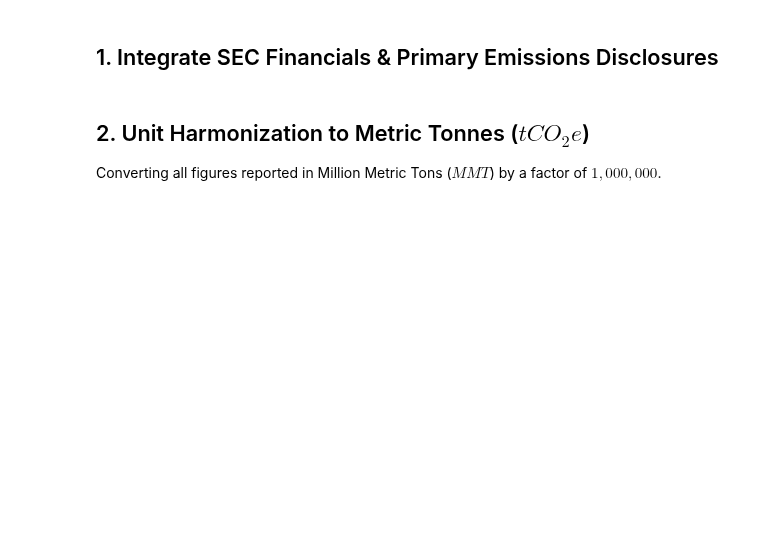
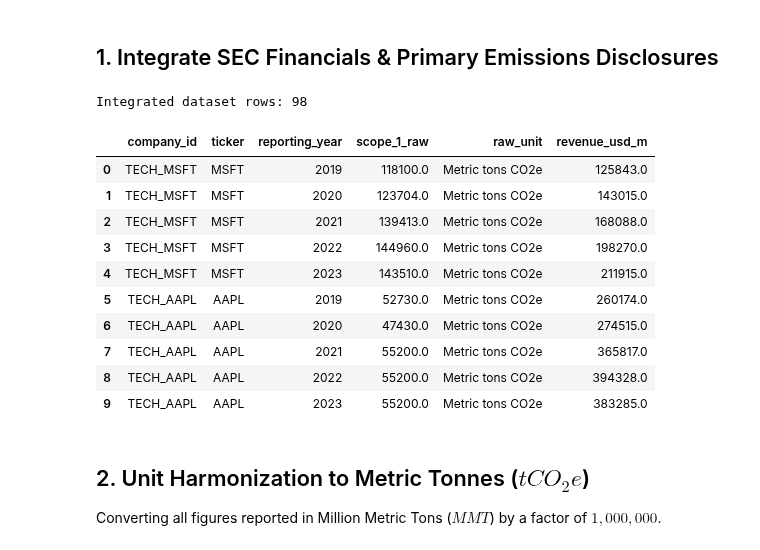
Before and after one commit to thanusha17/Environment_Data_Analytics, a Jupyter notebook: corporate-carbon-tracker/notebooks/04_clean_integrate_validate.ipynb, the cells around one changed output. Cells and saved outputs as stored; diff of their text form; code cells hidden in the pictures; blank space fills up the shorter version.

```diff
--- a/corporate-carbon-tracker/notebooks/04_clean_integrate_validate.ipynb
+++ b/corporate-carbon-tracker/notebooks/04_clean_integrate_validate.ipynb
@@ -39,22 +41,40 @@ print(f"Loaded: Inventory ({len(df_inv)} rows), SEC Financials ({len(df_fin)} ro
 # %%
 # Left join emissions with financial revenue by [company_id, reporting_year]
 df_merged = pd.merge(
     df_emi,
     df_fin[['company_id', 'reporting_year', 'revenue_value', 'revenue_currency', 'revenue_usd_m', 'sec_accession_number', 'sec_filing_date']],
     on=['company_id', 'reporting_year'],
     how='left'
 )
 
 # Merge canonical report URLs
 df_merged = pd.merge(
     df_merged,
     df_inv[['company_id', 'report_url']],
     on='company_id',
     how='left'
 )
 
+# Set explicit traceability attributes
+df_merged['source_url'] = df_merged['report_url']
+df_merged['ticker_or_lei'] = df_merged['ticker']
+df_merged['data_quality_note'] = df_merged['extraction_notes']
+
 print(f"Integrated dataset rows: {len(df_merged)}")
 df_merged[['company_id', 'ticker', 'reporting_year', 'scope_1_raw', 'raw_unit', 'revenue_usd_m']].head(10)
+# %% [output]
+Integrated dataset rows: 98
+|  | company_id | ticker | reporting_year | scope_1_raw | raw_unit | revenue_usd_m |
+| 0 | TECH_MSFT | MSFT | 2019 | 118100.0 | Metric tons CO2e | 125843.0 |
+| 1 | TECH_MSFT | MSFT | 2020 | 123704.0 | Metric tons CO2e | 143015.0 |
+| 2 | TECH_MSFT | MSFT | 2021 | 139413.0 | Metric tons CO2e | 168088.0 |
+| 3 | TECH_MSFT | MSFT | 2022 | 144960.0 | Metric tons CO2e | 198270.0 |
+| 4 | TECH_MSFT | MSFT | 2023 | 143510.0 | Metric tons CO2e | 211915.0 |
+| 5 | TECH_AAPL | AAPL | 2019 | 52730.0 | Metric tons CO2e | 260174.0 |
+| 6 | TECH_AAPL | AAPL | 2020 | 47430.0 | Metric tons CO2e | 274515.0 |
+| 7 | TECH_AAPL | AAPL | 2021 | 55200.0 | Metric tons CO2e | 365817.0 |
+| 8 | TECH_AAPL | AAPL | 2022 | 55200.0 | Metric tons CO2e | 394328.0 |
+| 9 | TECH_AAPL | AAPL | 2023 | 55200.0 | Metric tons CO2e | 383285.0 |
 # %% [markdown]
 ## 2. Unit Harmonization to Metric Tonnes ($tCO_2e$)
 Converting all figures reported in Million Metric Tons ($MMT$) by a factor of $1,000,000$.
```
Also changed, not shown: parts of 5 cells of this notebook, 15 other files.
